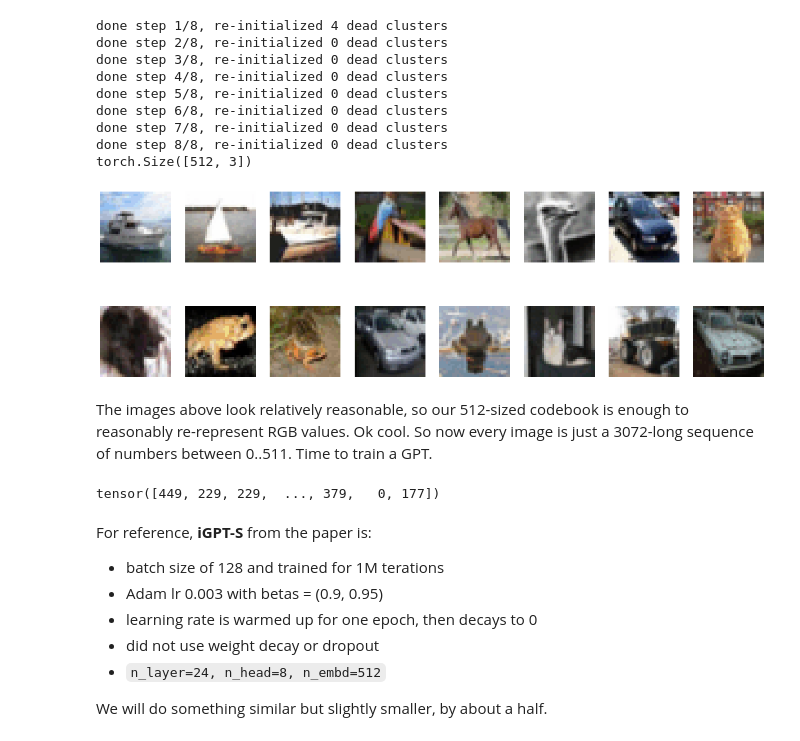
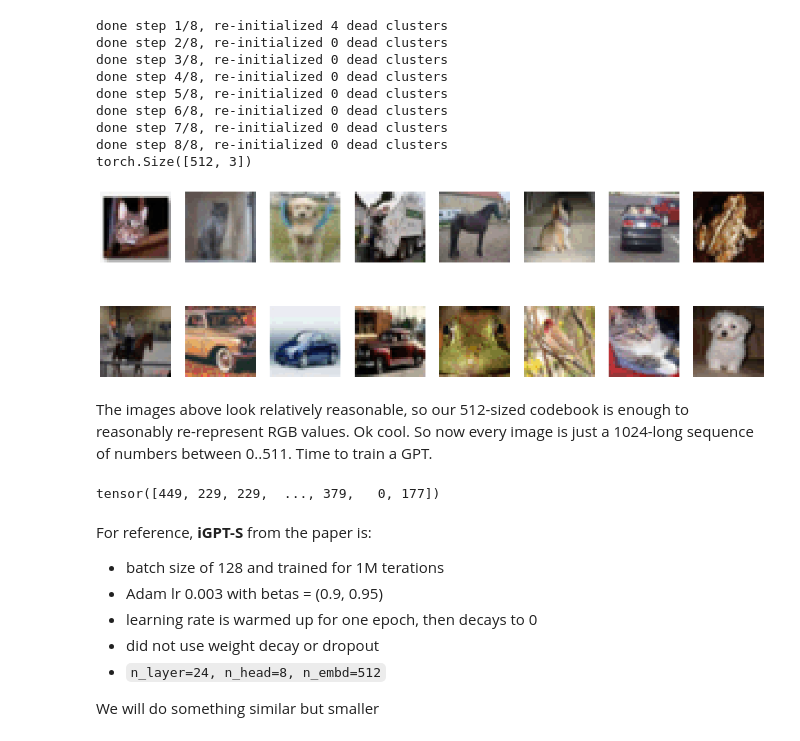
Before and after one commit to karpathy/minGPT, a Jupyter notebook: play_image.ipynb, the cells around one changed output. Drawn from its saved outputs; the diff is of its cells as text; code cells hidden in the pictures.

```diff
--- a/play_image.ipynb
+++ b/play_image.ipynb
@@ -23,7 +23,8 @@ set_seed(42)
 # %%
 # pytorch helpfully makes it easy to download datasets, e.g. the common CIFAR-10 https://www.kaggle.com/c/cifar-10
 root = './'
-data = torchvision.datasets.CIFAR10(root, train=True, transform=None, target_transform=None, download=True)
-print(len(data))
+train_data = torchvision.datasets.CIFAR10(root, train=True, transform=None, target_transform=None, download=True)
+test_data  = torchvision.datasets.CIFAR10(root, train=False, transform=None, target_transform=None, download=True)
+print(len(train_data), len(test_data))
 # %% [output]
 Files already downloaded and verified
@@ -80,24 +83,24 @@ torch.Size([512, 3])
 # %%
 # encode the training examples with our codebook to visualize how much we've lost in the discretization
 n_samples = 16
 ncol = 8
 nrow = n_samples // ncol + 1
 plt.figure(figsize=(20, 10))
 for i in range(n_samples):
 
     # encode and decode random data
-    x, y = data[np.random.randint(0, len(data))]
+    x, y = train_data[np.random.randint(0, len(train_data))]
     xpt = torch.from_numpy(np.array(x)).float().view(32*32, 3)
     ix = ((xpt[:, None, :] - C[None, :, :])**2).sum(-1).argmin(1) # cluster assignments for each pixel
 
     # these images should look normal ideally
     plt.subplot(nrow, ncol, i+1)
     plt.imshow(C[ix].view(32, 32, 3).numpy().astype(np.uint8))
     plt.axis('off')
 # %% [output]
-[figure, old version]
+[figure, new version]
 # %% [markdown]
-The images above look relatively reasonable, so our 512-sized codebook is enough to reasonably re-represent RGB values. Ok cool. So now every image is just a 3072-long sequence of numbers between 0..511. Time to train a GPT.
+The images above look relatively reasonable, so our 512-sized codebook is enough to reasonably re-represent RGB values. Ok cool. So now every image is just a 1024-long sequence of numbers between 0..511. Time to train a GPT.
 # %%
 from torch.utils.data import Dataset
 
@@ -137,7 +141,7 @@ For reference, **iGPT-S** from the paper is:
 - did not use weight decay or dropout
 - `n_layer=24, n_head=8, n_embd=512`
 
-We will do something similar but slightly smaller, by about a half.
+We will do something similar but smaller
 # %%
 from mingpt.model import GPT, GPTConfig, GPT1Config
 
```
Also changed, not shown: parts of 9 cells of this notebook.
